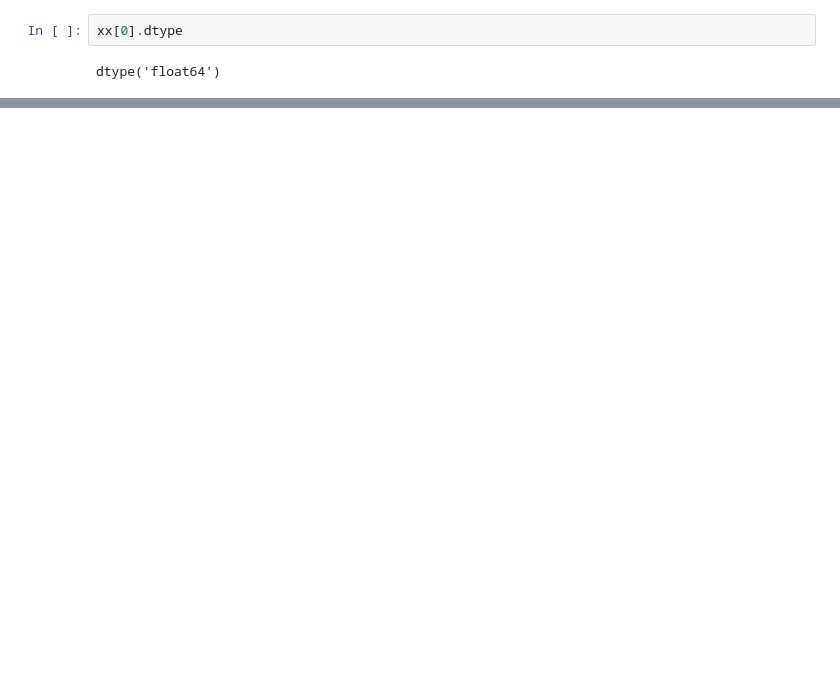
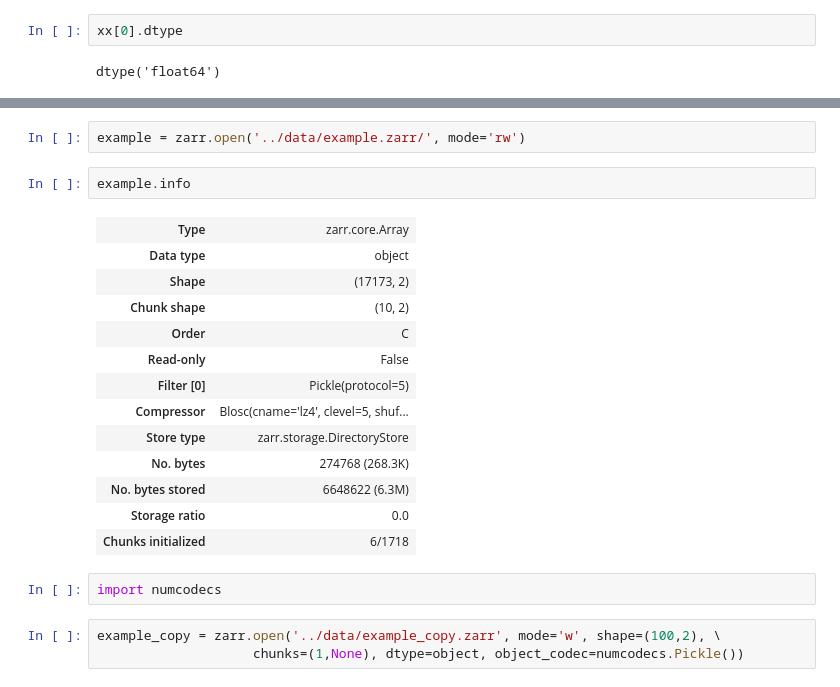
Before and after one commit to ando-shah/sdm-geolifeCLEF, a Jupyter notebook: raster/read_zarr_dataset.ipynb, the cells around one changed output, grey strips where cells are left out. Cells and saved outputs as stored; diff of their text form; blank space fills up the shorter version.

```diff
--- a/raster/read_zarr_dataset.ipynb
+++ b/raster/read_zarr_dataset.ipynb
@@ -118,0 +132,23 @@ dtype('float64')
+# %%
+example = zarr.open('../data/example.zarr/', mode='rw')
+# %%
+example.info
+# %% [output]
+| Type | zarr.core.Array |
+| Data type | object |
+| Shape | (17173, 2) |
+| Chunk shape | (10, 2) |
+| Order | C |
+| Read-only | False |
+| Filter [0] | Pickle(protocol=5) |
+| Compressor | Blosc(cname='lz4', clevel=5, shuf... |
+| Store type | zarr.storage.DirectoryStore |
+| No. bytes | 274768 (268.3K) |
+| No. bytes stored | 6648622 (6.3M) |
+| Storage ratio | 0.0 |
+| Chunks initialized | 6/1718 |
+# %%
+import numcodecs
+# %%
+example_copy = zarr.open('../data/example_copy.zarr', mode='w', shape=(100,2), \
+                    chunks=(1,None), dtype=object, object_codec=numcodecs.Pickle())
```
Also changed, not shown: parts of 40 cells of this notebook, 1 other file.
